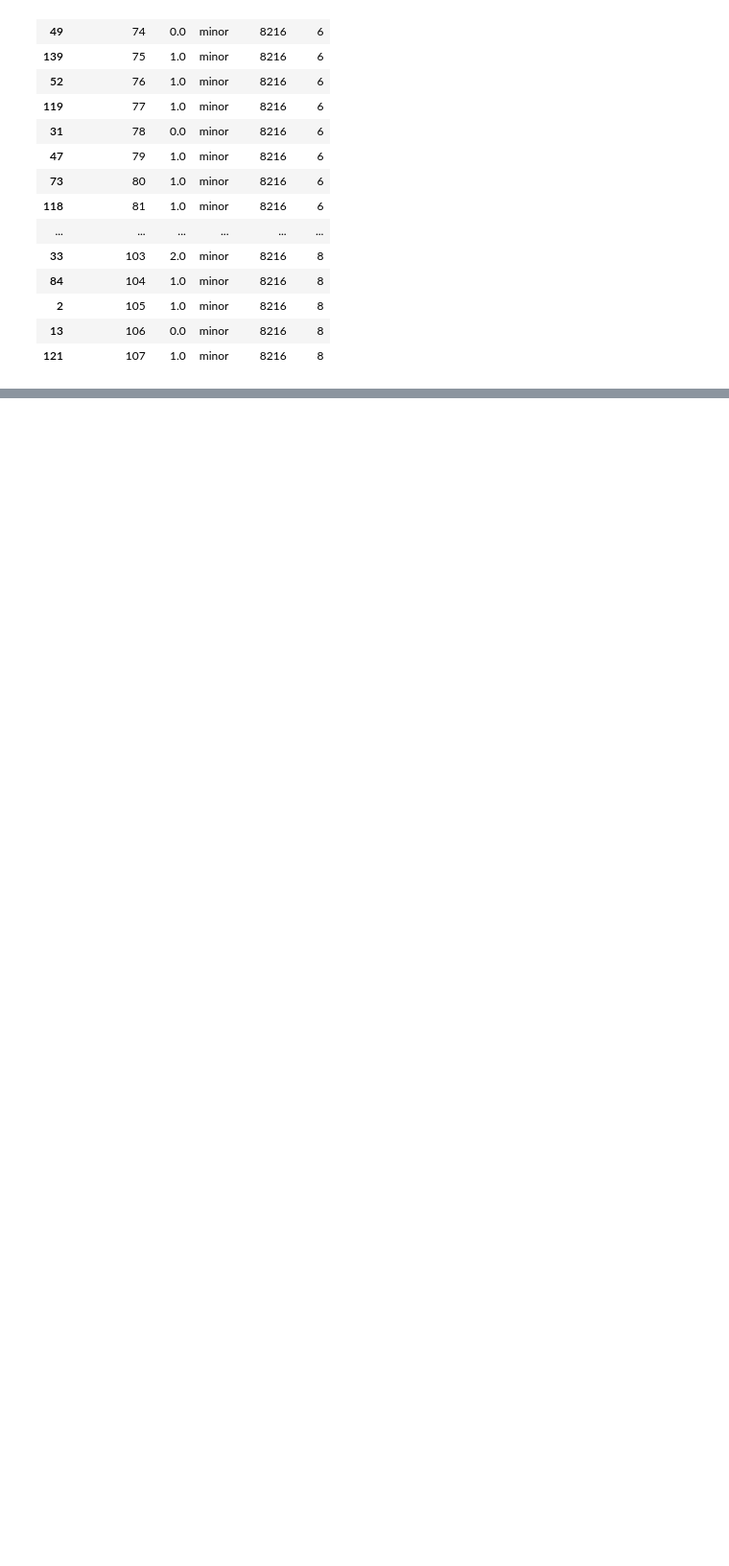
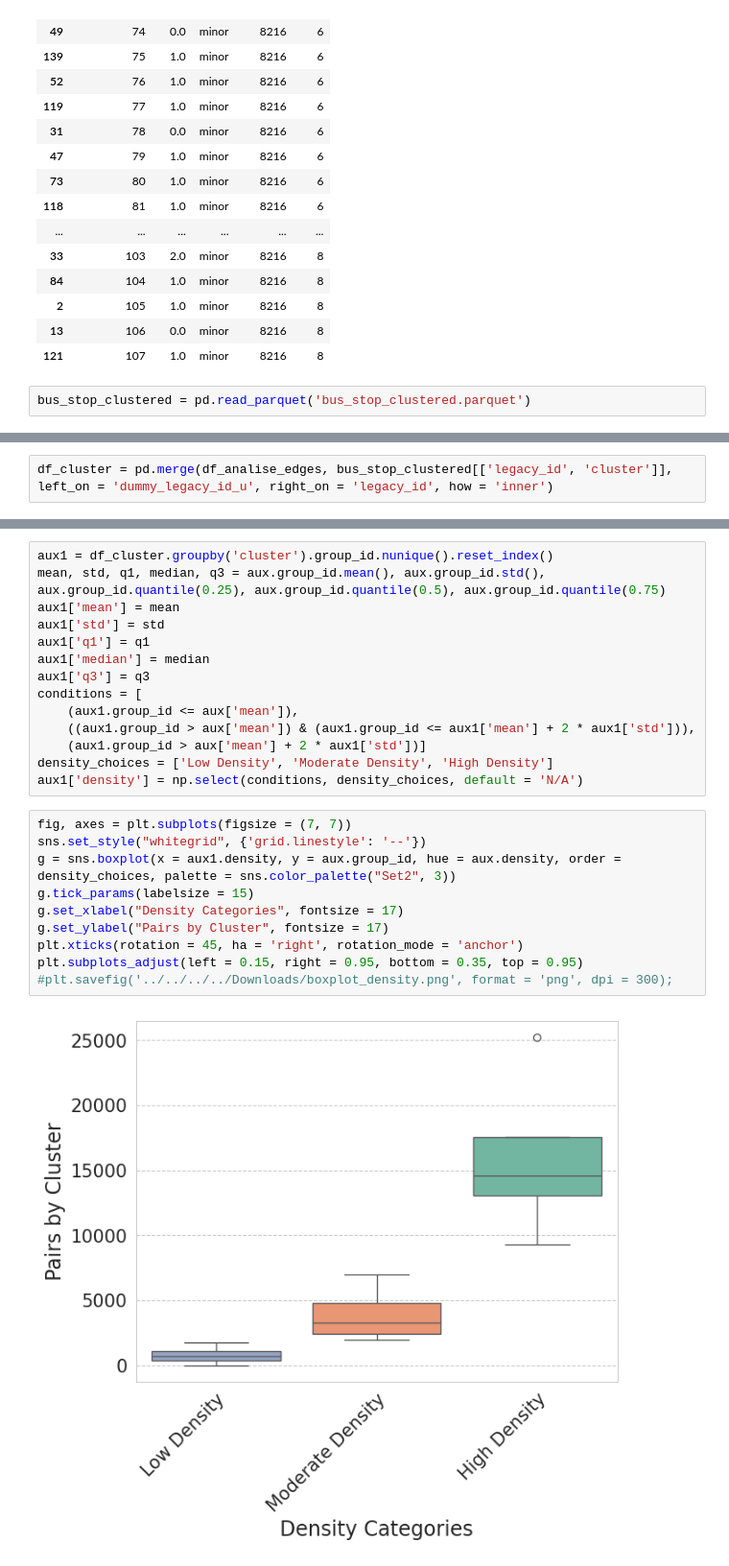
Before and after one commit to jcnborges/busanalysis, a Jupyter notebook: notebooks/ieee_t_its_2024/ieee-t-its.ipynb, the cells around one changed output, grey strips where cells are left out. Shown at 96% size. Drawn from its saved outputs; the diff is of its cells as text; blank space fills up the shorter version.

```diff
--- a/notebooks/ieee_t_its_2024/ieee-t-its.ipynb
+++ b/notebooks/ieee_t_its_2024/ieee-t-its.ipynb
@@ -387,3 +410,5 @@ df.query("group_id == 8216 and series == 'minor' and 6 <= hour <= 8").sort_value
 | 2 | 105 | 1.0 | minor | 8216 | 8 |
 | 13 | 106 | 0.0 | minor | 8216 | 8 |
 | 121 | 107 | 1.0 | minor | 8216 | 8 |
+# %%
+bus_stop_clustered = pd.read_parquet('bus_stop_clustered.parquet')
@@ -389,0 +431,2 @@ df.query("group_id == 8216 and series == 'minor' and 6 <= hour <= 8").sort_value
+# %%
+df_cluster = pd.merge(df_analise_edges, bus_stop_clustered[['legacy_id', 'cluster']], left_on = 'dummy_legacy_id_u', right_on = 'legacy_id', how = 'inner')
@@ -389,0 +442,26 @@ df.query("group_id == 8216 and series == 'minor' and 6 <= hour <= 8").sort_value
+# %%
+aux1 = df_cluster.groupby('cluster').group_id.nunique().reset_index()
+mean, std, q1, median, q3 = aux.group_id.mean(), aux.group_id.std(), aux.group_id.quantile(0.25), aux.group_id.quantile(0.5), aux.group_id.quantile(0.75)
+aux1['mean'] = mean
+aux1['std'] = std
+aux1['q1'] = q1
+aux1['median'] = median
+aux1['q3'] = q3
+conditions = [
+    (aux1.group_id <= aux['mean']),
+    ((aux1.group_id > aux['mean']) & (aux1.group_id <= aux1['mean'] + 2 * aux1['std'])),
+    (aux1.group_id > aux['mean'] + 2 * aux1['std'])]
+density_choices = ['Low Density', 'Moderate Density', 'High Density']
+aux1['density'] = np.select(conditions, density_choices, default = 'N/A')
+# %%
+fig, axes = plt.subplots(figsize = (7, 7))
+sns.set_style("whitegrid", {'grid.linestyle': '--'})
+g = sns.boxplot(x = aux1.density, y = aux.group_id, hue = aux.density, order = density_choices, palette = sns.color_palette("Set2", 3))
+g.tick_params(labelsize = 15)
+g.set_xlabel("Density Categories", fontsize = 17)
+g.set_ylabel("Pairs by Cluster", fontsize = 17)
+plt.xticks(rotation = 45, ha = 'right', rotation_mode = 'anchor')
+plt.subplots_adjust(left = 0.15, right = 0.95, bottom = 0.35, top = 0.95)
+#plt.savefig('../../../../Downloads/boxplot_density.png', format = 'png', dpi = 300);
+# %% [output]
+[figure, added]
```
Also changed, not shown: parts of 14 cells of this notebook, 1 other file.
